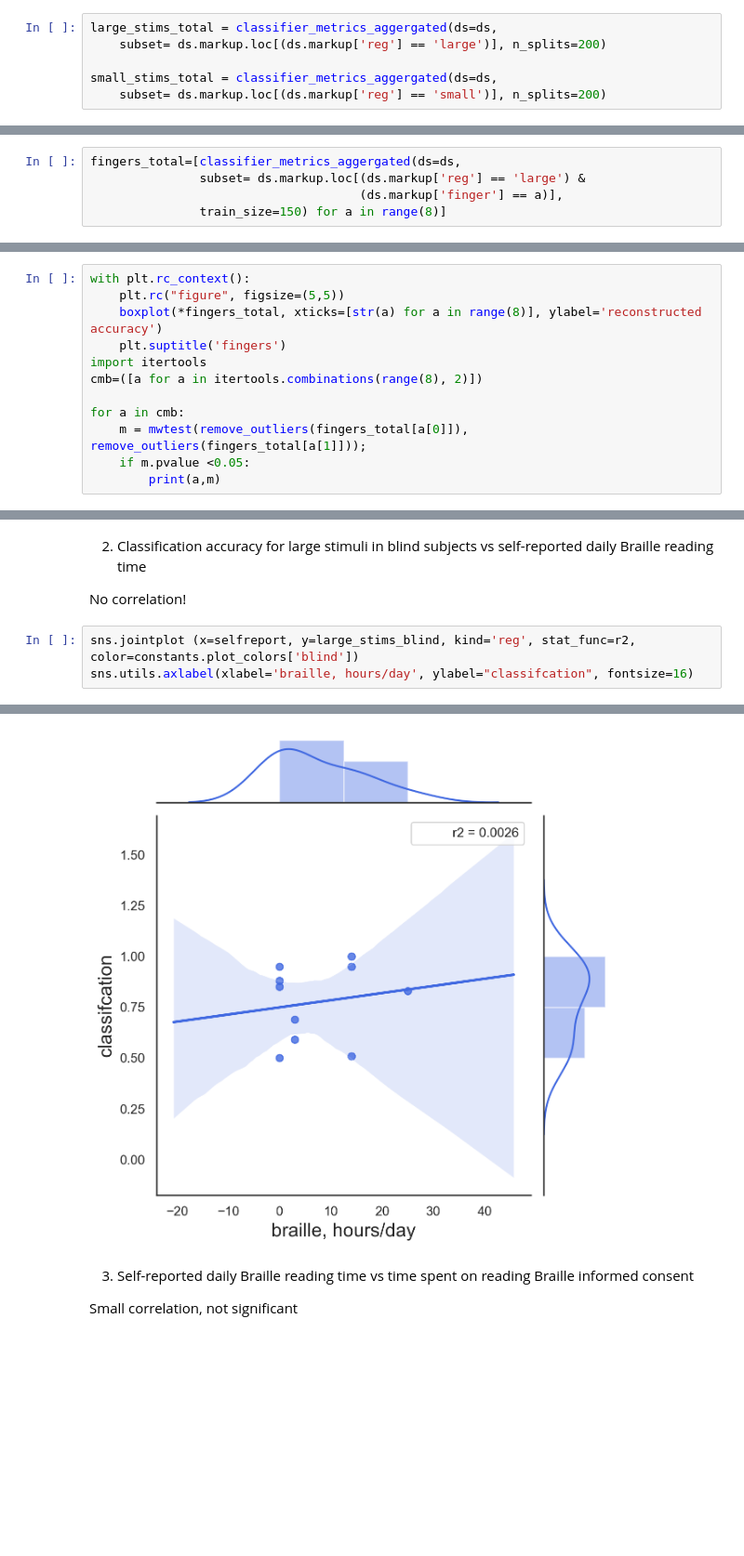
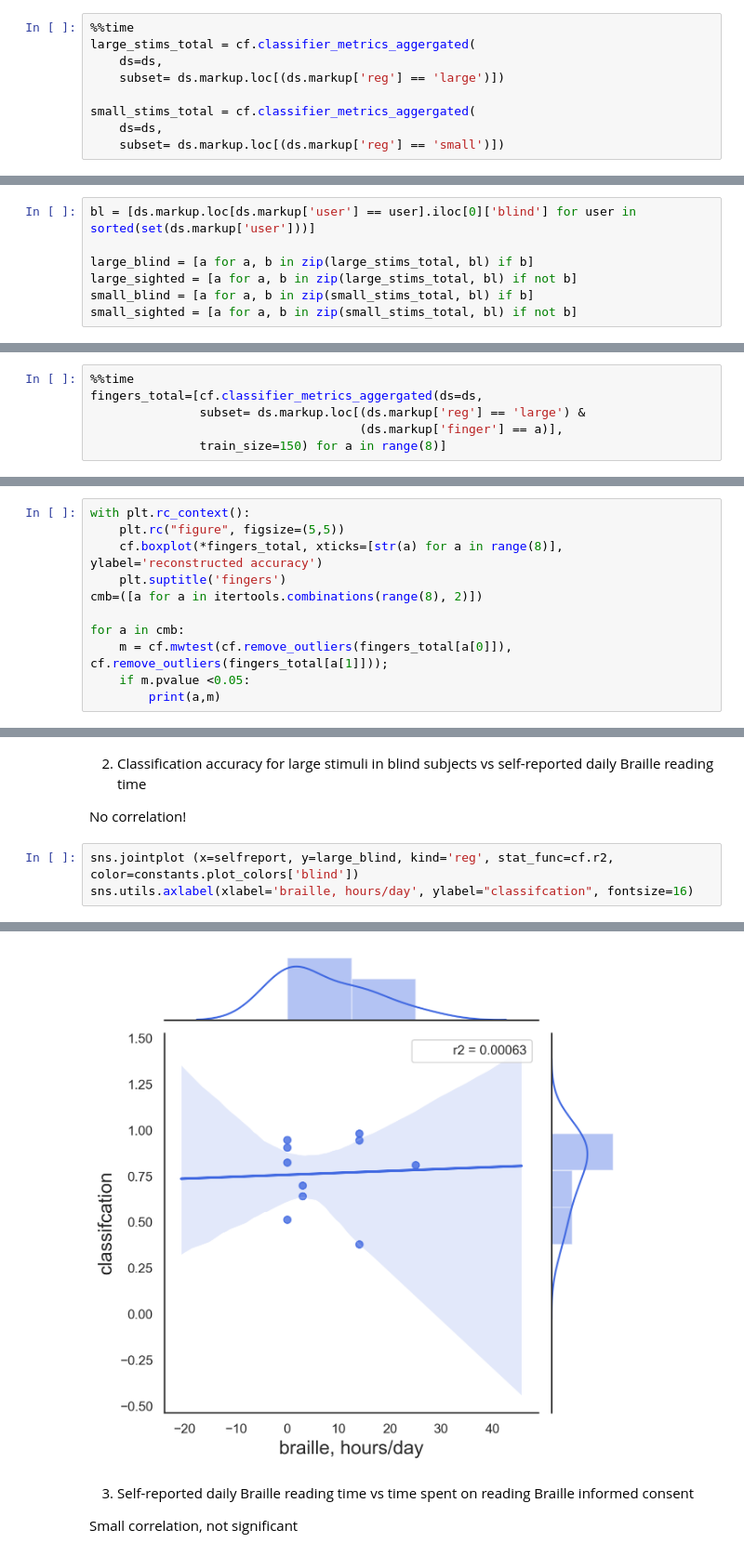
Before and after one commit to eegdude/erp_analysis, a Jupyter notebook: classification.ipynb, the cells around one changed output, grey strips where cells are left out. Shown at 93% size. Drawn from its saved outputs; the diff is of its cells as text; blank space fills up the shorter version.

```diff
--- a/classification.ipynb
+++ b/classification.ipynb
@@ -189,9 +48,12 @@ def classifier_metrics_aggergated(ds, subset=None, n_repeats=10, n_splits=100, t
 ## We can do it in blind subjects, in sighted subjects, or in the combined sample.
 ## The comparison yields essentially the same result: large stimuli yield higher classification accuracy than small.
 # %%
-large_stims_total = classifier_metrics_aggergated(ds=ds,
-    subset= ds.markup.loc[(ds.markup['reg'] == 'large')], n_splits=200)
+%%time
+large_stims_total = cf.classifier_metrics_aggergated(
+    ds=ds,
+    subset= ds.markup.loc[(ds.markup['reg'] == 'large')])
 
-small_stims_total = classifier_metrics_aggergated(ds=ds,
-    subset= ds.markup.loc[(ds.markup['reg'] == 'small')], n_splits=200)
+small_stims_total = cf.classifier_metrics_aggergated(
+    ds=ds,
+    subset= ds.markup.loc[(ds.markup['reg'] == 'small')])
 # %%
@@ -282,0 +61,7 @@ Ttest_indResult(statistic=array([2.35973954]), pvalue=array([0.03132591]))
+# %%
+bl = [ds.markup.loc[ds.markup['user'] == user].iloc[0]['blind'] for user in sorted(set(ds.markup['user']))]
+
+large_blind = [a for a, b in zip(large_stims_total, bl) if b]
+large_sighted = [a for a, b in zip(large_stims_total, bl) if not b]
+small_blind = [a for a, b in zip(small_stims_total, bl) if b]
+small_sighted = [a for a, b in zip(small_stims_total, bl) if not b]
@@ -283,7 +149,8 @@ Ttest_indResult(statistic=array([2.35973954]), pvalue=array([0.03132591]))
 # %% [markdown]
 ## Now, we can compare classification accuracies for different fingers. There have been reports of some fingers being preferable for Braille BCI task, but here we don't see this -- the classification accuracies are essentially the same - no significant differences that would survive multiple comparison correction.
 # %%
-fingers_total=[classifier_metrics_aggergated(ds=ds,
+%%time
+fingers_total=[cf.classifier_metrics_aggergated(ds=ds,
                subset= ds.markup.loc[(ds.markup['reg'] == 'large') &
                                      (ds.markup['finger'] == a)],
                train_size=150) for a in range(8)]
@@ -292,13 +159,12 @@ pickler(dump=fingers_total, name='fingers_total')
 # %%
 with plt.rc_context():
     plt.rc("figure", figsize=(5,5))
-    boxplot(*fingers_total, xticks=[str(a) for a in range(8)], ylabel='reconstructed accuracy')
+    cf.boxplot(*fingers_total, xticks=[str(a) for a in range(8)], ylabel='reconstructed accuracy')
     plt.suptitle('fingers')
-import itertools
 cmb=([a for a in itertools.combinations(range(8), 2)])
 
 for a in cmb:
-    m = mwtest(remove_outliers(fingers_total[a[0]]), remove_outliers(fingers_total[a[1]]));
+    m = cf.mwtest(cf.remove_outliers(fingers_total[a[0]]), cf.remove_outliers(fingers_total[a[1]]));
     if m.pvalue <0.05:
         print(a,m)
 # %% [output]
@@ -463,6 +280,6 @@ KendalltauResult(correlation=-0.4944132324730442, pvalue=0.04819348829319082)
 
 No correlation!
 # %%
-sns.jointplot (x=selfreport, y=large_stims_blind, kind='reg', stat_func=r2, color=constants.plot_colors['blind'])
+sns.jointplot (x=selfreport, y=large_blind, kind='reg', stat_func=cf.r2, color=constants.plot_colors['blind'])
 sns.utils.axlabel(xlabel='braille, hours/day', ylabel="classifcation", fontsize=16)
 # %% [output]
@@ -470,4 +287,4 @@ KendalltauResult(correlation=0.05096471914376255, pvalue=0.8493665843003734)
-[figure, old version]
+[figure, new version]
 # %% [markdown]
 3. Self-reported daily Braille reading time vs time spent on reading Braille informed consent
 
```
Also changed, not shown: parts of 46 cells of this notebook, 2 other files.
